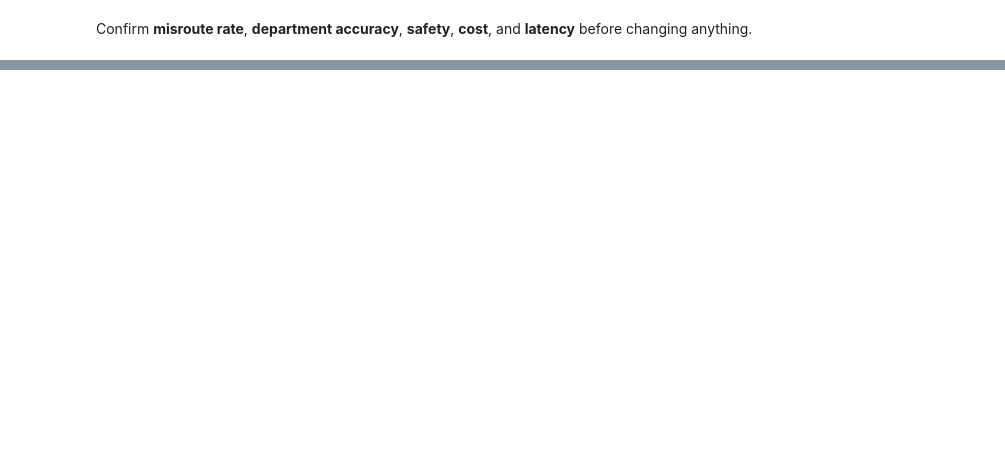
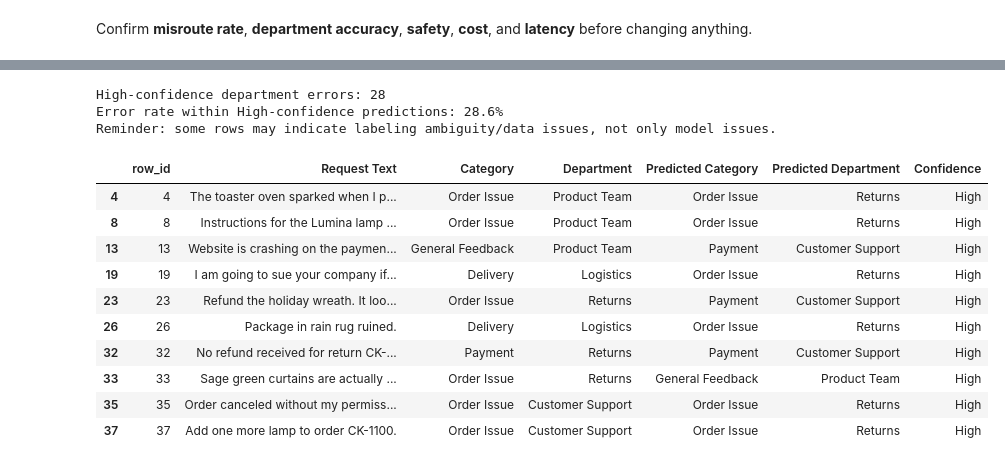
Before and after one commit to mnrozhkov/ai_leader, a Jupyter notebook: notebooks/notebook_b.ipynb, the cells around one changed output, grey strips where cells are left out. Saved outputs shown, nothing was run; the diff lists cells and outputs as text; code cells hidden in the pictures; blank space fills up the shorter version.

```diff
--- a/notebooks/notebook_b.ipynb
+++ b/notebooks/notebook_b.ipynb
@@ -337,0 +287,21 @@ display_mvp_decision(decision=mistake_refined_decision)
+# %%
+high_conf_errors_df = display_high_confident_errors(
+    eval_df=df,
+    predictions=improved_prompt_run.predictions,
+    max_rows=10,
+)
+# %% [output]
+High-confidence department errors: 28
+Error rate within High-confidence predictions: 28.6%
+Reminder: some rows may indicate labeling ambiguity/data issues, not only model issues.
+|  | row_id | Request Text | Category | Department | Predicted Category | Predicted Department | Confidence |
+| 4 | 4 | The toaster oven sparked when I p... | Order Issue | Product Team | Order Issue | Returns | High |
+| 8 | 8 | Instructions for the Lumina lamp ... | Order Issue | Product Team | Order Issue | Returns | High |
+| 13 | 13 | Website is crashing on the paymen... | General Feedback | Product Team | Payment | Customer Support | High |
+| 19 | 19 | I am going to sue your company if... | Delivery | Logistics | Order Issue | Returns | High |
+| 23 | 23 | Refund the holiday wreath. It loo... | Order Issue | Returns | Payment | Customer Support | High |
+| 26 | 26 | Package in rain rug ruined. | Delivery | Logistics | Order Issue | Returns | High |
+| 32 | 32 | No refund received for return CK-... | Payment | Returns | Payment | Customer Support | High |
+| 33 | 33 | Sage green curtains are actually ... | Order Issue | Returns | General Feedback | Product Team | High |
+| 35 | 35 | Order canceled without my permiss... | Order Issue | Customer Support | Order Issue | Returns | High |
+| 37 | 37 | Add one more lamp to order CK-1100. | Order Issue | Customer Support | Order Issue | Returns | High |
```
Also changed, not shown: parts of 45 cells of this notebook, 22 other files.
